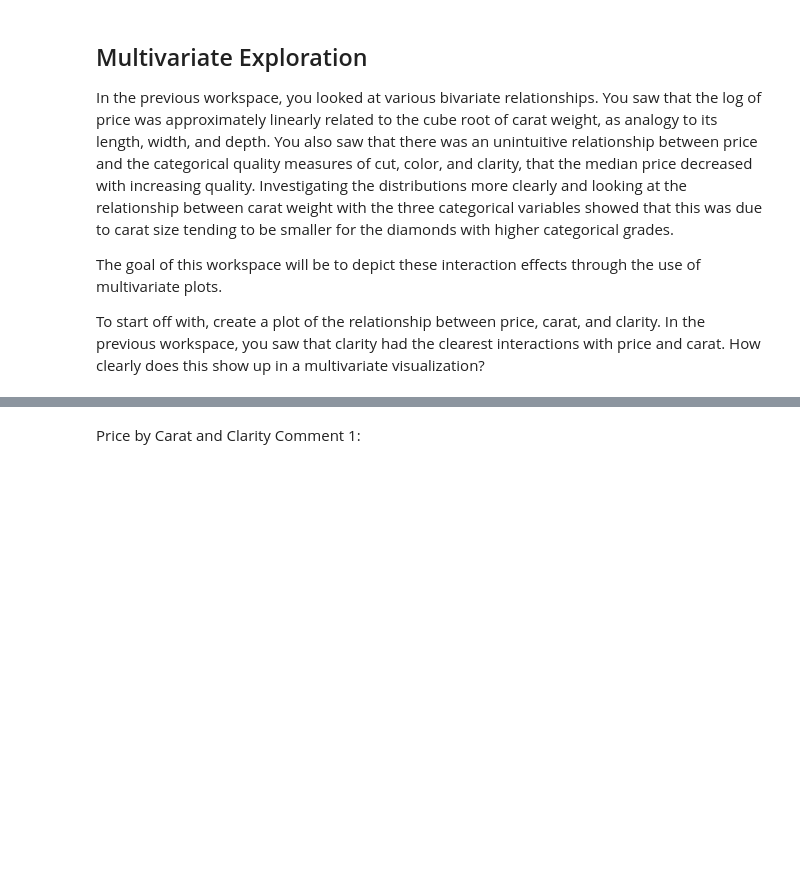
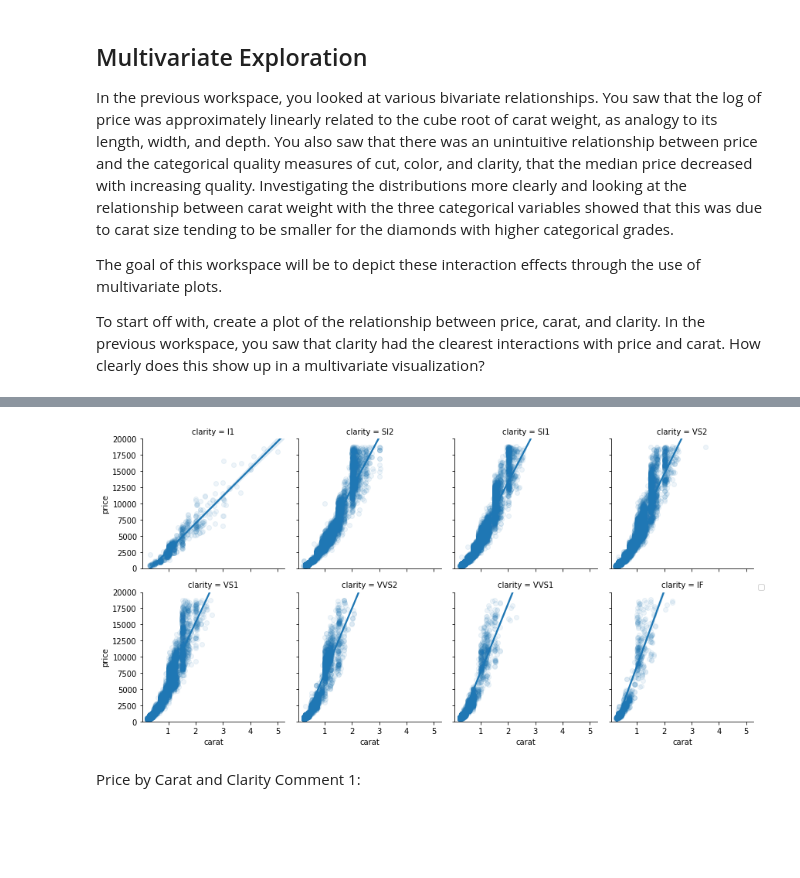
Before and after one commit to philip-h-dye/udacity--data-visualization, a Jupyter notebook: 007-case-study/Multivariate_Exploration.ipynb, the cells around one changed output, grey strips where cells are left out. Drawn from its saved outputs; the diff is of its cells as text; code cells hidden in the pictures; blank space fills up the shorter version.

Commit message:
Fixed 'caret' typo and completed the exercises

```diff
--- a/007-case-study/Multivariate_Exploration.ipynb
+++ b/007-case-study/Multivariate_Exploration.ipynb
@@ -117,3 +117,23 @@ KeyError: "['caret'] not in index"
+# %%
+clarity_labels = [ 'I1', 'SI2', 'SI1', 'VS2', 'VS1', 'VVS2', 'VVS1', 'IF' ] # inclusions .. internally flawless
+g = sb.FacetGrid(diamonds, col="clarity", col_wrap=4, sharey=True, ylim=(0,20000)) # , hue="smoker")
+g.fig.tight_layout()
+plt.subplots_adjust(hspace=0.25) # , wspace=0.1)
+if True :
+    g.map(sb.regplot, 'carat', 'price', scatter_kws={'alpha':0.075})
+    g.add_legend()
+    g.set
+else :
+    # all this because of a typo above: 'caret' rather than 'carat' -- unnecessary now
+    idx=0
+    for ax in g.axes.flat:
+        chart = sb.regplot(ax=ax, data=diamonds[ diamonds['clarity'] == clarity_labels[idx] ],
+                           x='carat', y='price', scatter_kws={'alpha':0.1})
+        chart.set(title=f"Clarity = {clarity_labels[idx]}") # , ylim=(0,20000));
+        ax.set(xscale="log", yscale="log")
+        idx += 1
+# %% [output]
+[figure, added]
 # %% [markdown]
 Price by Carat and Clarity Comment 1: <span style="color:white">With two numeric variables and one categorical variable, there are two main plot types that make sense. A scatterplot with points colored by clarity level makes sense on paper, but the sheer number of points causes overplotting that suggests a different plot type. A faceted scatterplot or heat map is a better choice in this case.</span>
 # %% [markdown]
```
Also changed, not shown: parts of 10 cells of this notebook.
